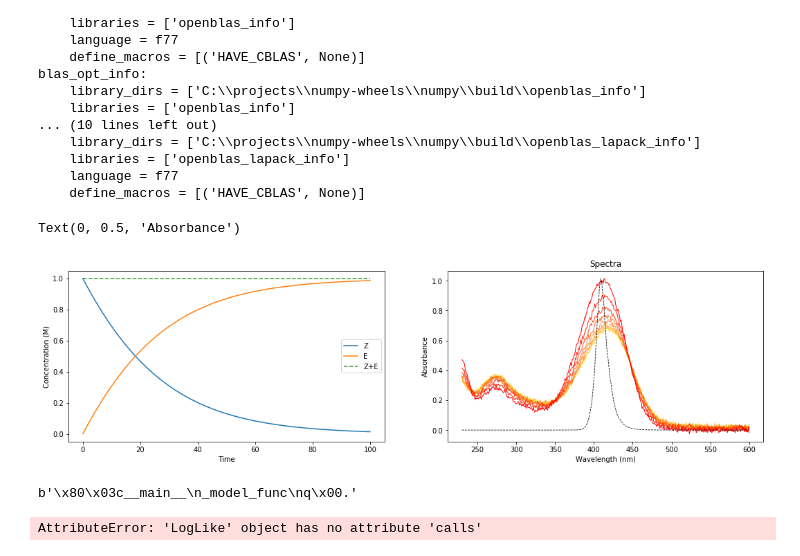
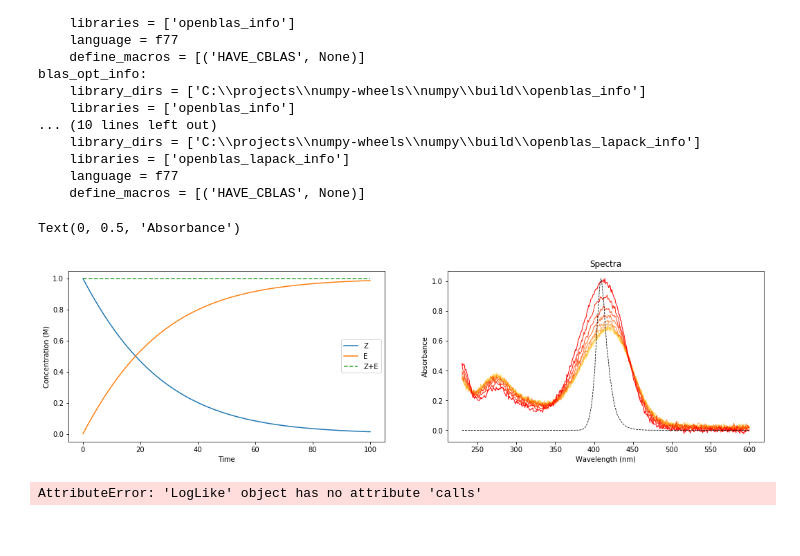
Before and after one commit to dmadea/Jupyter-Tutorials, a Jupyter notebook: MCMC/pymc3.ipynb, the cells around one changed output. Cells and saved outputs as stored; diff of their text form; code cells hidden in the pictures.

```diff
--- a/MCMC/pymc3.ipynb
+++ b/MCMC/pymc3.ipynb
@@ -133,25 +135,25 @@ def dc_dt_py(c, t):
 
 #     return q0 / V * np.trapz(product, axis=0).squeeze()
 
-@njit(fastmath=True, parallel=False)
-def dc_dt_numba(c, t):
-    c_eps = c.reshape((-1, 1)) * eps  # hadamard product
-    c_dot_eps = c_eps.sum(0)
+# @njit(fastmath=True, parallel=False)
+# def dc_dt_numba(c, t):
+#     c_eps = c.reshape((-1, 1)) * eps  # hadamard product
+#     c_dot_eps = c_eps.sum(0)
 
-    fk_factor = np.zeros_like(c_dot_eps)
-    for i in prange(c_dot_eps.shape[0]):
-        if c_dot_eps[i] < 0.001:
-            fk_factor[i] = const - c_dot_eps[i] * const * const / 2
-        else:
-            fk_factor[i] = (1 - np.exp(-c_dot_eps[i] * const)) / c_dot_eps[i]
+#     fk_factor = np.zeros_like(c_dot_eps)
+#     for i in prange(c_dot_eps.shape[0]):
+#         if c_dot_eps[i] < 0.001:
+#             fk_factor[i] = const - c_dot_eps[i] * const * const / 2
+#         else:
+#             fk_factor[i] = (1 - np.exp(-c_dot_eps[i] * const)) / c_dot_eps[i]
 
-    q = c_eps * fk_factor * I_source
+#     q = c_eps * fk_factor * I_source
 
-    product = np.zeros((c_dot_eps.shape[0], c.shape[0]))
-    for i in prange(c_dot_eps.shape[0]):
-        product[i] = K[i].dot(q[:, i])
+#     product = np.zeros((c_dot_eps.shape[0], c.shape[0]))
+#     for i in prange(c_dot_eps.shape[0]):
+#         product[i] = K[i].dot(q[:, i])
 
-    return q0 / V * (product.sum(0) - (product[0] + product[-1]) / 2)
+#     return q0 / V * (product.sum(0) - (product[0] + product[-1]) / 2)
 
 
 def dc_dt(c, t, p):
@@ -224,31 +226,31 @@ C = odeint(dc_dt_py, [c0, 0], times)   #, args=((q0
 
 # np.allclose(C, C_numba, rtol=1e-8)
 
 
 names = ['Z', 'E', 'HL', 'Unknown']
 
 plt.rcParams['figure.figsize'] = [18, 10]
 plt.subplot(2, 2, 1)
 for i in range(K.shape[2]):
     plt.plot(times, C[:, i], label=names[i])
 plt.plot(times, C.sum(axis=1), label='+'.join(names[0:2]), linestyle='--')
 plt.xlabel('Time')
 plt.ylabel('Concentration (M)')
 plt.legend()
 
 D = C @ ST  # compute data matrix
 D_obs = np.random.normal(D, 0.01)
 
 
 # plot time-dependent spectra
 t = times.shape[0]
 plt.subplot(2, 2, 2)
 for i in reversed(range(0, t, 10)):
     plt.plot(wavelengths, D_obs[i], color=(1, i/t, 0, (t-i/1.4)/t), label='$t = {}$'.format(times[i]), lw=1)
 plt.plot(wavelengths, D_obs.max() * I_source / I_source.max(), label='irrsource', linestyle='--', color='black', lw=0.8)
 plt.title("Spectra")
 plt.xlabel('Wavelength (nm)')
 plt.ylabel('Absorbance')
 # %% [output]
 Text(0, 0.5, 'Absorbance')
-[figure, old version]
+[figure, new version]
@@ -367,24 +256,0 @@ Text(0, 0.5, 'Absorbance')
-# %%
-ll = LogLike(D, times, wavelengths, ST, I_source, q0, V, [c0, 0])
-
-byt = pickle.dumps(ll)
-
-def _model_func(p):
-    return p * p
-
-a = _model_func
-
-pickle.dumps(a)
-
-# params = np.asarray([0.20, 0.01])
-
-# # ll.Phi()
-# ll.log_likelihood(params)
-#
-# ll(1)
-
-# ll.q_tot
-# ll.calls[0][0]
-# byt
-# %% [output]
-b'\x80\x03c__main__\n_model_func\nq\x00.'
```
Also changed, not shown: parts of 8 cells of this notebook, 3 other files.
